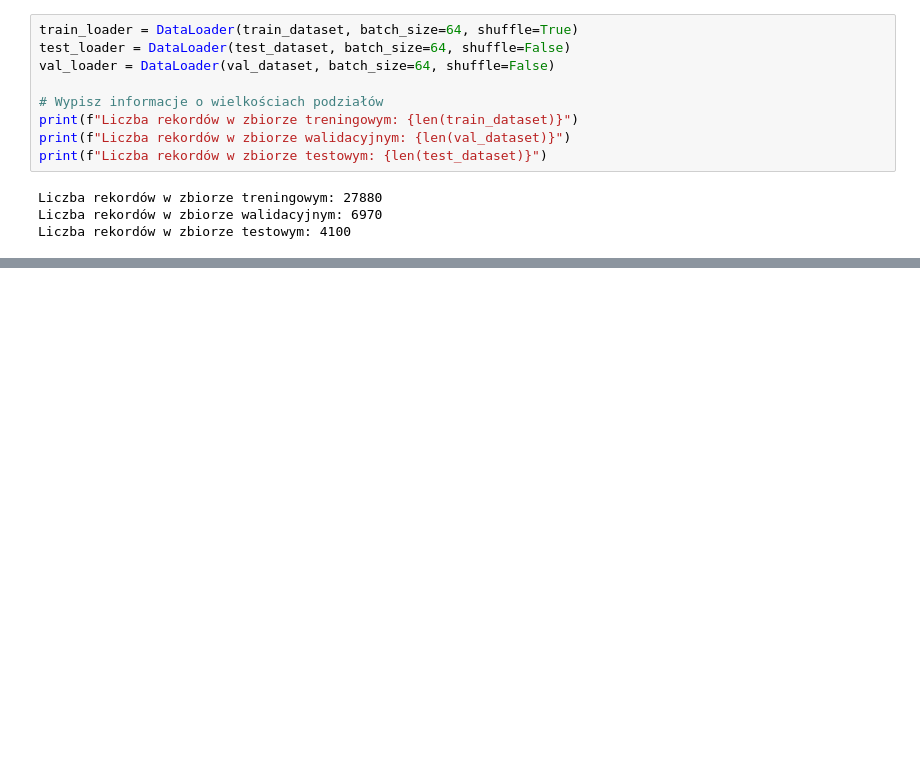
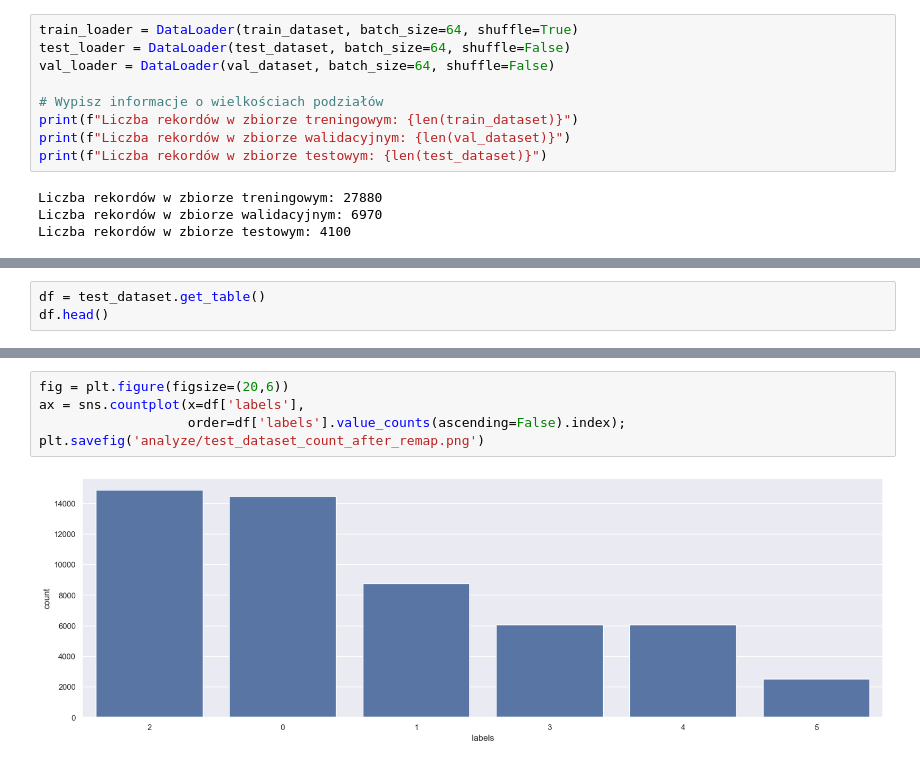
Before and after one commit to thehardway15/traffic-sign-classification, a Jupyter notebook: traffic-sign-classification.ipynb, the cells around one changed output, grey strips where cells are left out. Saved outputs shown, nothing was run; the diff lists cells and outputs as text; blank space fills up the shorter version.

```diff
--- a/traffic-sign-classification.ipynb
+++ b/traffic-sign-classification.ipynb
@@ -468,0 +521,3 @@ Liczba rekordów w zbiorze testowym: 4100
+# %%
+df = test_dataset.get_table()
+df.head()
@@ -468,0 +531,7 @@ Liczba rekordów w zbiorze testowym: 4100
+# %%
+fig = plt.figure(figsize=(20,6))
+ax = sns.countplot(x=df['labels'],
+                   order=df['labels'].value_counts(ascending=False).index);
+plt.savefig('analyze/test_dataset_count_after_remap.png')
+# %% [output]
+[figure, added]
```
Also changed, not shown: parts of 11 cells of this notebook, 13 other files.
